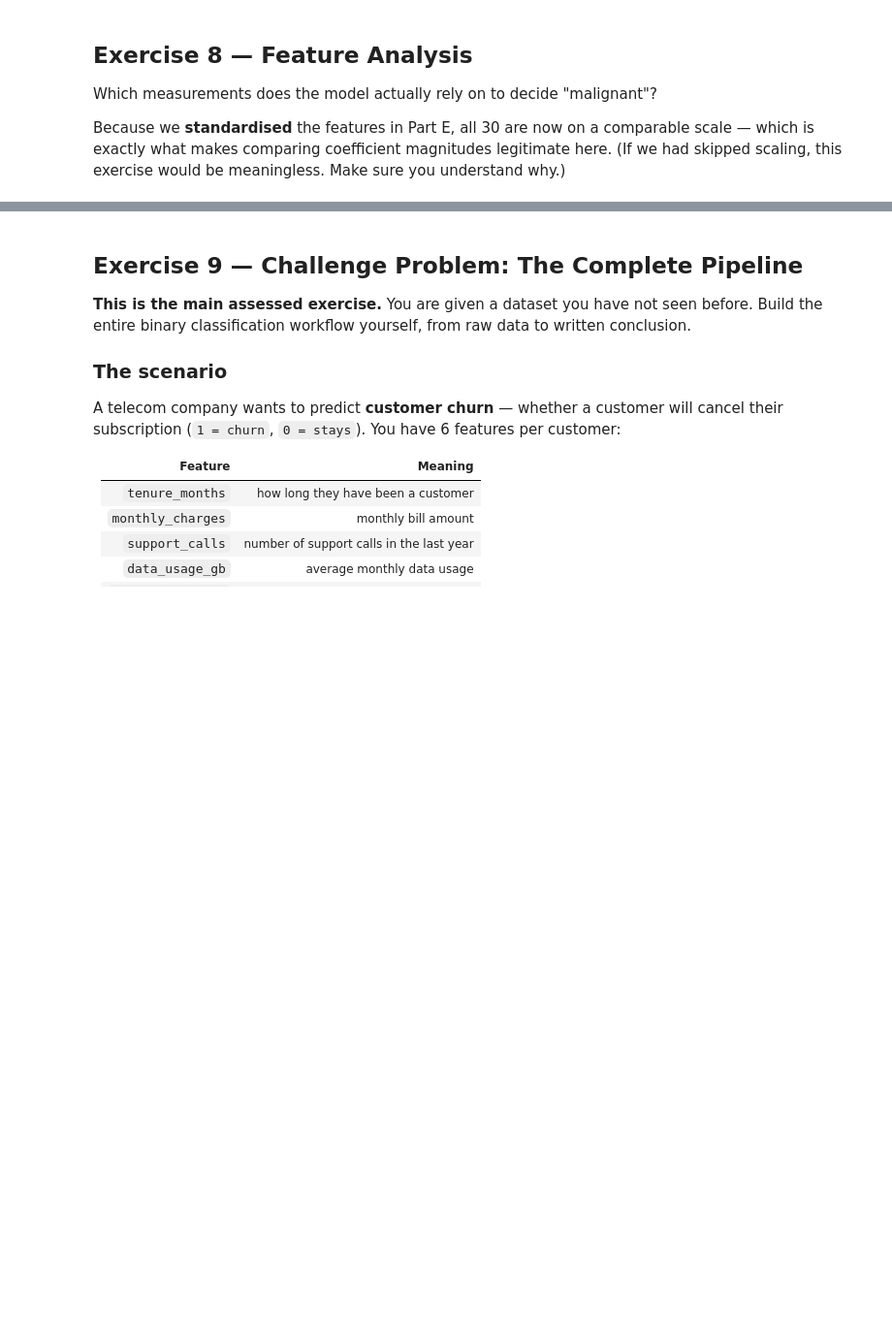
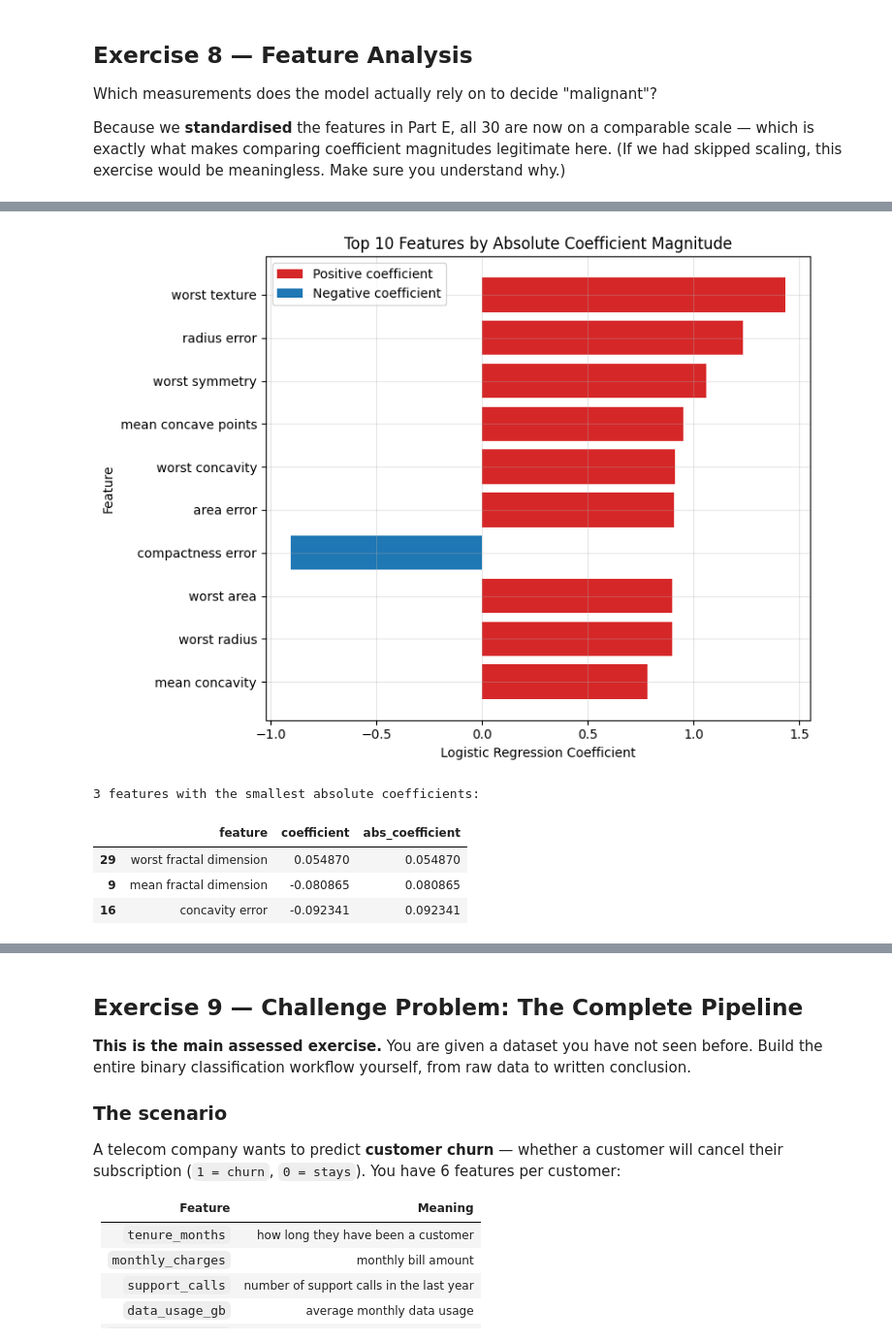
Before and after one commit to Kartikiscalm/IML-LAB-, a Jupyter notebook: Lab3_Logistic_Regression_Binary_Classification.ipynb, the cells around one changed output, grey strips where cells are left out. Shown at 97% size. Cells and saved outputs as stored; diff of their text form; code cells hidden in the pictures; blank space fills up the shorter version.

```diff
--- a/Lab3_Logistic_Regression_Binary_Classification.ipynb
+++ b/Lab3_Logistic_Regression_Binary_Classification.ipynb
@@ -1486,0 +1716,71 @@ import matplotlib.pyplot as plt
+# %%
+# ===================== EXERCISE 8 — YOUR WORK =====================
+import numpy as np
+import pandas as pd
+import matplotlib.pyplot as plt
+
+# TODO 1: Extract coefficients and flatten from shape (1, 30) to (30,)
+coefs = cancer_model.coef_.ravel()
+
+# TODO 2: Get the 30 feature names
+names = data.feature_names
+
+# TODO 3: Build DataFrame
+coef_df = pd.DataFrame({
+    "feature": names,
+    "coefficient": coefs,
+    "abs_coefficient": np.abs(coefs)
+})
+
+# TODO 4: Sort by absolute coefficient magnitude, largest first
+top10 = coef_df.sort_values(
+    by="abs_coefficient",
+    ascending=False
+).head(10)
+
+display(top10)
+
+# TODO 5: Horizontal bar chart of top 10
+plt.figure(figsize=(8, 6))
+
+# Positive coefficients and negative coefficients get different colours
+bar_colors = [
+    "tab:red" if coefficient > 0 else "tab:blue"
+    for coefficient in top10["coefficient"]
+]
+
+plt.barh(
+    top10["feature"],
+    top10["coefficient"],
+    color=bar_colors
+)
+
+plt.xlabel("Logistic Regression Coefficient")
+plt.ylabel("Feature")
+plt.title("Top 10 Features by Absolute Coefficient Magnitude")
+
+# Legend
+from matplotlib.patches import Patch
+
+legend_elements = [
+    Patch(facecolor="tab:red", label="Positive coefficient"),
+    Patch(facecolor="tab:blue", label="Negative coefficient")
+]
+
+plt.legend(handles=legend_elements)
+
+# Put largest magnitude at the top
+plt.gca().invert_yaxis()
+
+plt.tight_layout()
+plt.show()
+
+# TODO 6: Print 3 features with the smallest absolute coefficients
+smallest3 = coef_df.sort_values(
+    by="abs_coefficient",
+    ascending=True
+).head(3)
+
+print("3 features with the smallest absolute coefficients:")
+display(smallest3)
+# %% [output]
@@ -1487,3 +1798,9 @@ import matplotlib.pyplot as plt
+[figure, added]
+3 features with the smallest absolute coefficients:
+|  | feature | coefficient | abs_coefficient |
+| 29 | worst fractal dimension | 0.054870 | 0.054870 |
+| 9 | mean fractal dimension | -0.080865 | 0.080865 |
+| 16 | concavity error | -0.092341 | 0.092341 |
 # %% [markdown]
 ### Questions
 
```
Also changed, not shown: parts of 35 cells of this notebook.
